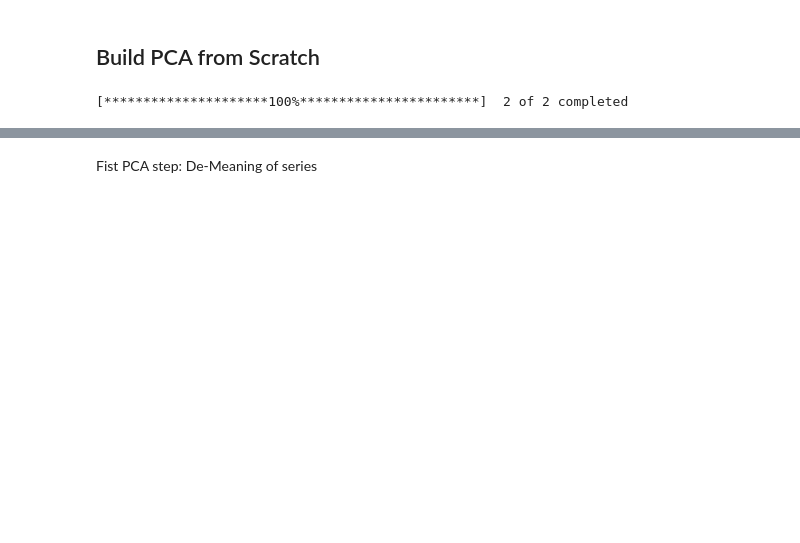
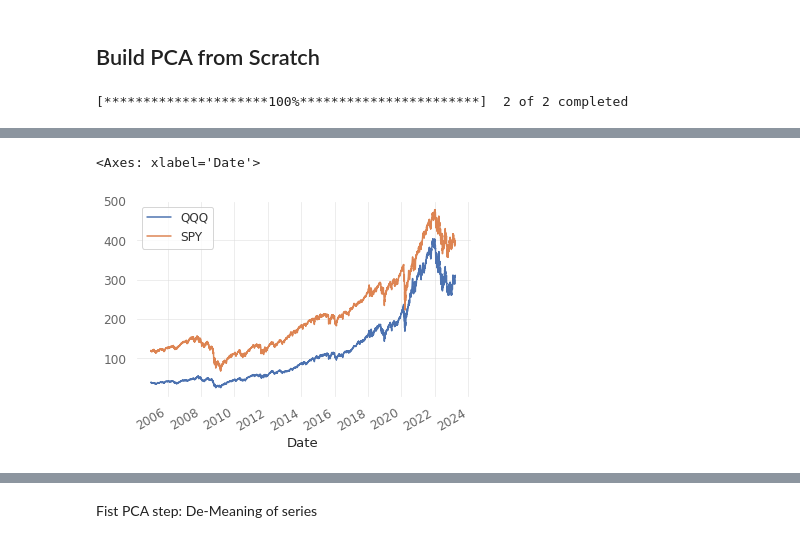
Before and after one commit to rodler/quantinsti_statarb, a Jupyter notebook: PCA_3.ipynb, the cells around one changed output, grey strips where cells are left out. Drawn from its saved outputs; the diff is of its cells as text; code cells hidden in the pictures; blank space fills up the shorter version.

```diff
--- a/PCA_3.ipynb
+++ b/PCA_3.ipynb
@@ -81,0 +99,5 @@ stocks = yf.download('SPY,QQQ',start='2005-1-1').Close
+# %%
+stocks.plot()
+# %% [output]
+<Axes: xlabel='Date'>
+[figure, added]
```
Also changed, not shown: parts of 23 cells of this notebook.
